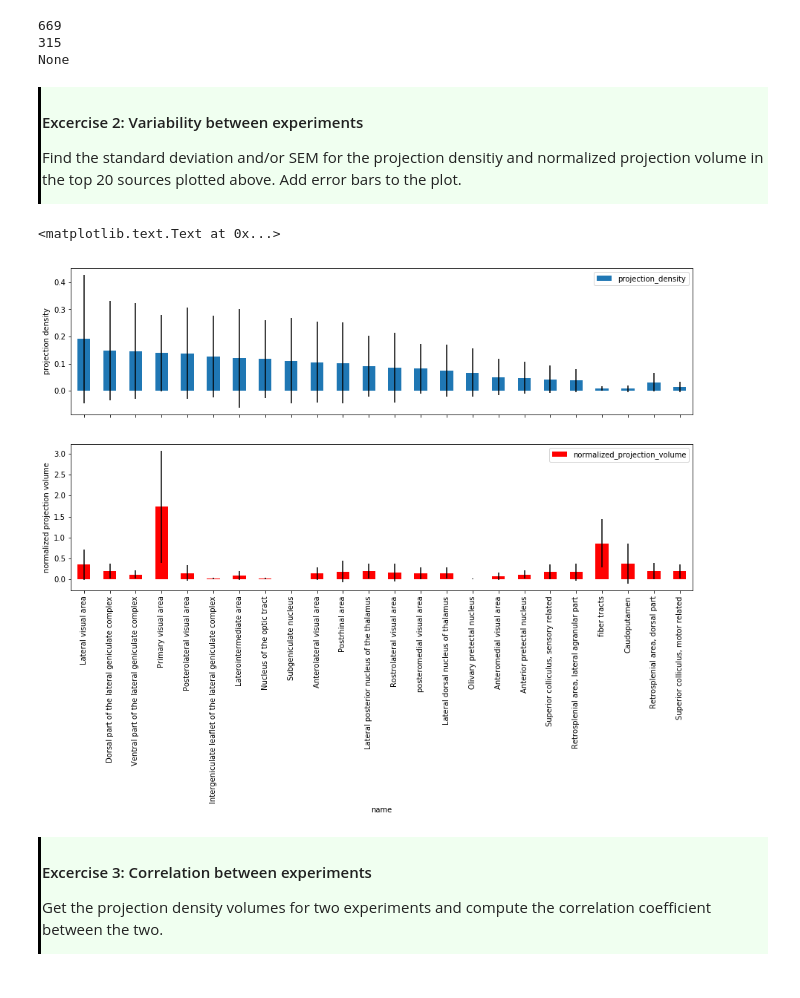
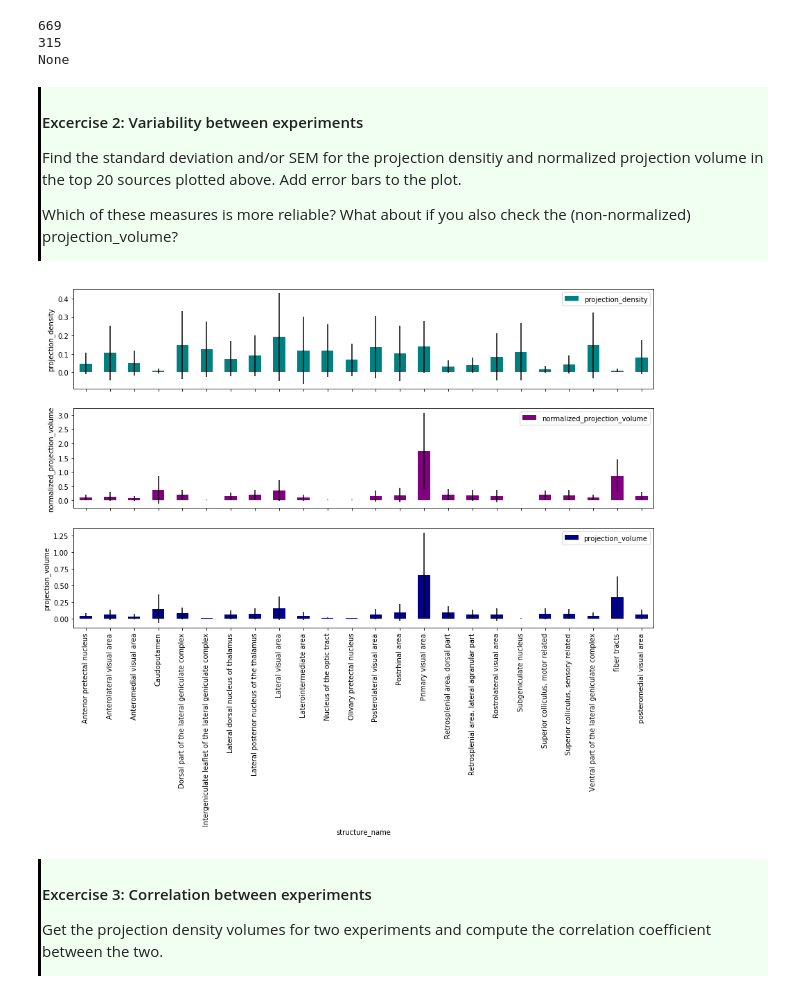
Before and after one commit to AllenInstitute/SWDB_2018, a Jupyter notebook: DynamicBrain/solutions/Connectivity_solutions.ipynb, the cells around one changed output. Cells and saved outputs as stored; diff of their text form; code cells hidden in the pictures.

```diff
--- a/DynamicBrain/solutions/Connectivity_solutions.ipynb
+++ b/DynamicBrain/solutions/Connectivity_solutions.ipynb
@@ -1094,4 +1131,7 @@ None
 <div style="border-left: 3px solid #000; padding: 1px; padding-left: 10px; background: #F0FFF0; "><h4> Excercise 2: Variability between experiments</h4>
 
 <p>Find the standard deviation and/or SEM for the projection densitiy and normalized projection volume in the top 20 sources plotted above. Add error bars to the plot.</p>
+
+<p>Which of these measures is more reliable? What about if you also check the (non-normalized) projection_volume?</p>
+
 </div>
@@ -1106,19 +1138,10 @@ wt_proj_volume_std = (
-# %%
-fig, ax = plt.subplots(2, 1, sharex = True, figsize = (15, 8))
-pltdat.plot.bar('name', 'projection_density',
-                yerr = [wt_proj_density_std[pltdat['structure_id']]],
-                ax = ax[0]
-                )
-pltdat.plot.bar('name', 'normalized_projection_volume',
-                yerr = [wt_proj_volume_std[pltdat['structure_id']]],
-                ax = ax[1],
-                color = 'r'
-                )
-ax[0].set_ylabel('projection density')
-ax[1].set_ylabel('normalized projection volume')
-# %% [output]
-<matplotlib.text.Text at 0x...>
-[figure, removed]
+# %%
+names_of_interest = list(set(top20_density['structure_name']) | set(top20_npv['structure_name']))
+plot_mean_values(wt_visp_summary_projection_unionizes, names_of_interest,
+                 ['projection_density', 'normalized_projection_volume', 'projection_volume'],
+                 ['teal', 'purple', 'darkblue'], True, plot_height=3)
+# %% [output]
+[figure, added]
 # %% [markdown]
 <div style="border-left: 3px solid #000; padding: 1px; padding-left: 10px; background: #F0FFF0; "><h4> Excercise 3: Correlation between experiments</h4>
 <p>Get the projection density volumes for two experiments and compute the correlation coefficient between the two.</p>
```
Also changed, not shown: parts of 43 cells of this notebook, 2 other files.
